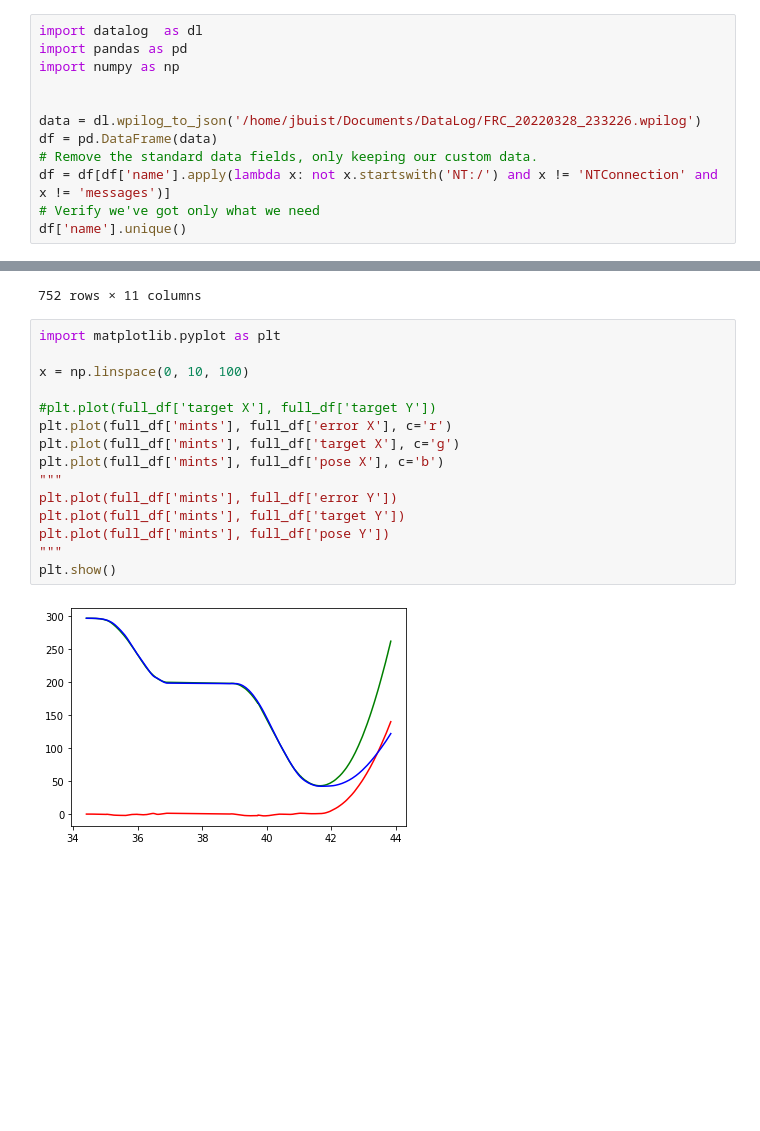
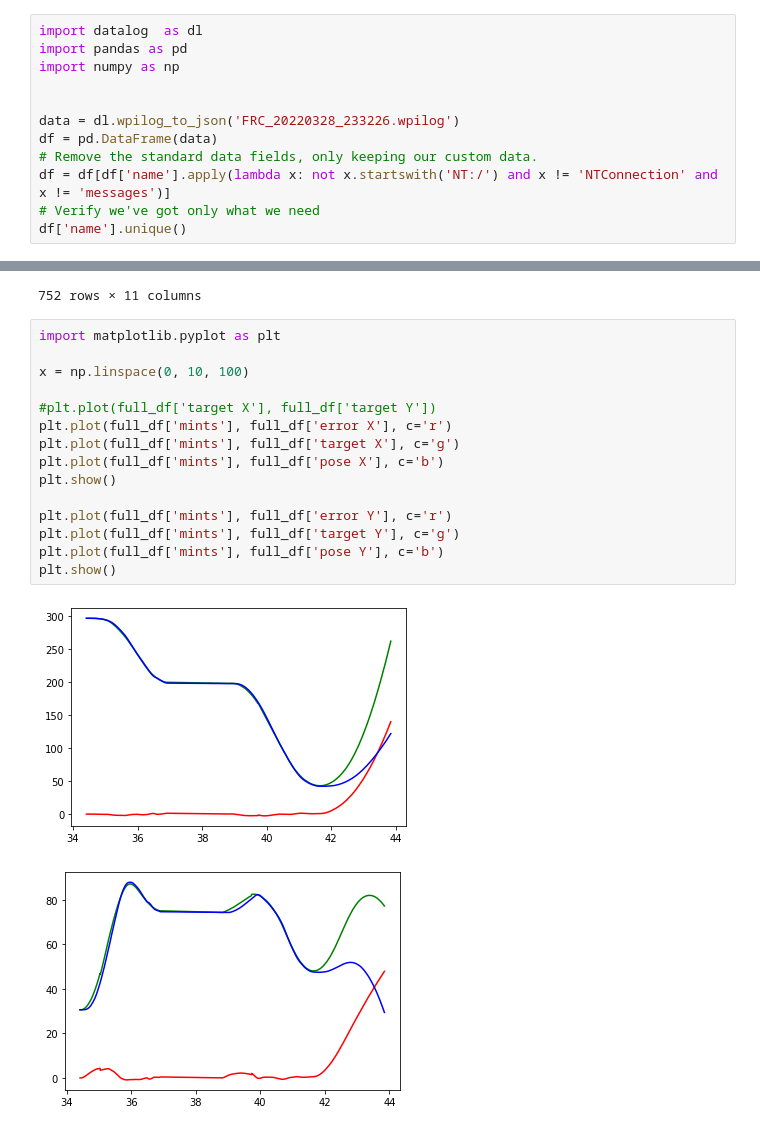
Before and after one commit to TheTriSonics/RobotLogToolkit, a Jupyter notebook: FRC Data Logging.ipynb, the cells around one changed output, grey strips where cells are left out. Drawn from its saved outputs; the diff is of its cells as text; blank space fills up the shorter version.

Commit message:
Heading and diffts graphs added

```diff
--- a/FRC Data Logging.ipynb
+++ b/FRC Data Logging.ipynb
@@ -4,7 +4,7 @@ import pandas as pd
 import numpy as np
 
 
-data = dl.wpilog_to_json('/home/jbuist/Documents/DataLog/FRC_20220328_233226.wpilog')
+data = dl.wpilog_to_json('FRC_20220328_233226.wpilog')
 df = pd.DataFrame(data)
 # Remove the standard data fields, only keeping our custom data.
 df = df[df['name'].apply(lambda x: not x.startswith('NT:/') and x != 'NTConnection' and x != 'messages')]
@@ -104,17 +104,18 @@ full_df
 # %%
 import matplotlib.pyplot as plt
 
 x = np.linspace(0, 10, 100)
 
 #plt.plot(full_df['target X'], full_df['target Y'])
 plt.plot(full_df['mints'], full_df['error X'], c='r')
 plt.plot(full_df['mints'], full_df['target X'], c='g')
 plt.plot(full_df['mints'], full_df['pose X'], c='b')
-"""
-plt.plot(full_df['mints'], full_df['error Y'])
-plt.plot(full_df['mints'], full_df['target Y'])
-plt.plot(full_df['mints'], full_df['pose Y'])
-"""
 plt.show()
+
+plt.plot(full_df['mints'], full_df['error Y'], c='r')
+plt.plot(full_df['mints'], full_df['target Y'], c='g')
+plt.plot(full_df['mints'], full_df['pose Y'], c='b')
+plt.show()
 # %% [output]
 [figure]
+[figure, added]
```
Also changed, not shown: parts of 1 cell of this notebook.
